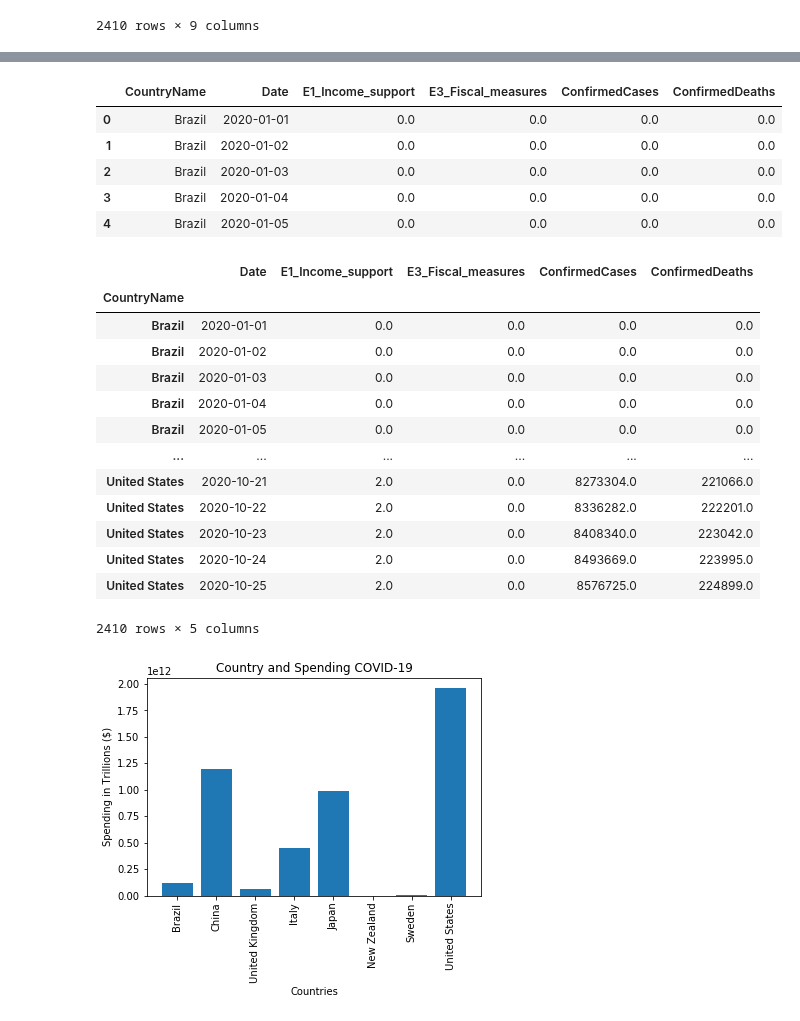
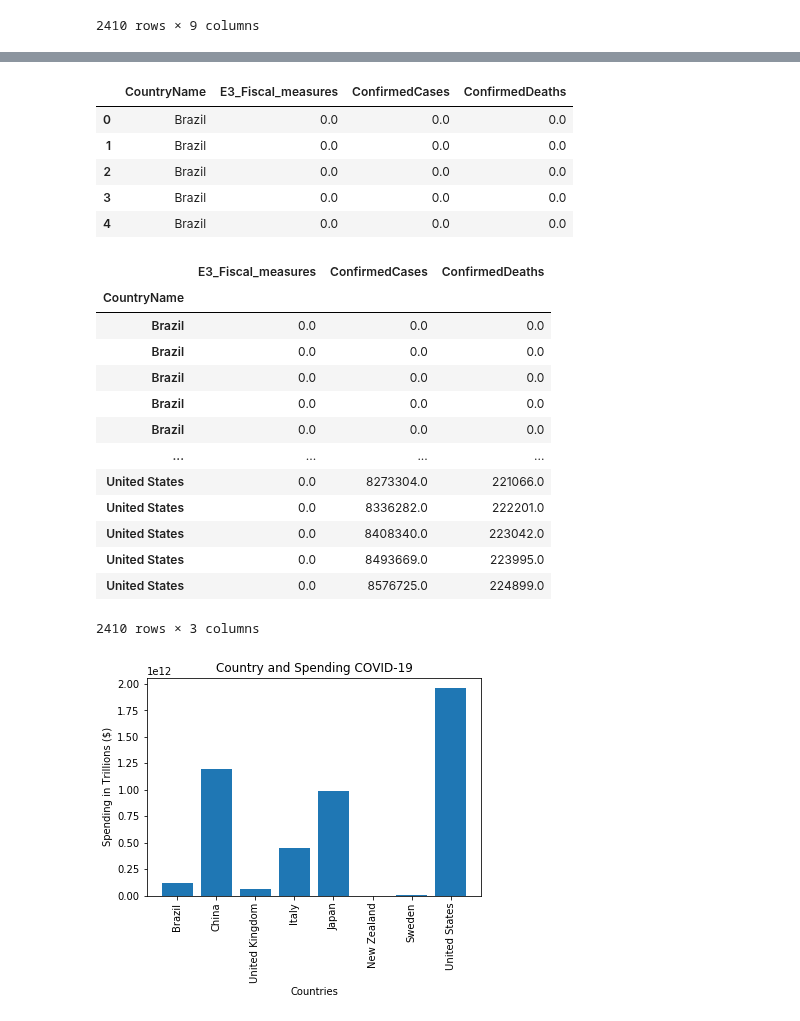
Before and after one commit to rejane-b/Project_1, a Jupyter notebook: Rankings.ipynb, the cells around one changed output, grey strips where cells are left out. Drawn from its saved outputs; the diff is of its cells as text; code cells hidden in the pictures.

```diff
--- a/Rankings.ipynb
+++ b/Rankings.ipynb
@@ -660,31 +622,31 @@ last_report.describe()
 # %%
 #narrow down to just economic mandates and additional spending e3
-df = data[['CountryName','Date','E1_Income_support','E3_Fiscal_measures','ConfirmedCases','ConfirmedDeaths']]
+df = data[['CountryName','E3_Fiscal_measures','ConfirmedCases','ConfirmedDeaths']]
 df.head()
 # %% [output]
-|  | CountryName | Date | E1_Income_support | E3_Fiscal_measures | ConfirmedCases | ConfirmedDeaths |
-| 0 | Brazil | 2020-01-01 | 0.0 | 0.0 | 0.0 | 0.0 |
-| 1 | Brazil | 2020-01-02 | 0.0 | 0.0 | 0.0 | 0.0 |
-| 2 | Brazil | 2020-01-03 | 0.0 | 0.0 | 0.0 | 0.0 |
-| 3 | Brazil | 2020-01-04 | 0.0 | 0.0 | 0.0 | 0.0 |
-| 4 | Brazil | 2020-01-05 | 0.0 | 0.0 | 0.0 | 0.0 |
+|  | CountryName | E3_Fiscal_measures | ConfirmedCases | ConfirmedDeaths |
+| 0 | Brazil | 0.0 | 0.0 | 0.0 |
+| 1 | Brazil | 0.0 | 0.0 | 0.0 |
+| 2 | Brazil | 0.0 | 0.0 | 0.0 |
+| 3 | Brazil | 0.0 | 0.0 | 0.0 |
+| 4 | Brazil | 0.0 | 0.0 | 0.0 |
 # %%
 df.set_index('CountryName')
 # %% [output]
-|  | Date | E1_Income_support | E3_Fiscal_measures | ConfirmedCases | ConfirmedDeaths |
-| CountryName |  |  |  |  |  |
-| Brazil | 2020-01-01 | 0.0 | 0.0 | 0.0 | 0.0 |
-| Brazil | 2020-01-02 | 0.0 | 0.0 | 0.0 | 0.0 |
-| Brazil | 2020-01-03 | 0.0 | 0.0 | 0.0 | 0.0 |
-| Brazil | 2020-01-04 | 0.0 | 0.0 | 0.0 | 0.0 |
-| Brazil | 2020-01-05 | 0.0 | 0.0 | 0.0 | 0.0 |
-| ... | ... | ... | ... | ... | ... |
-| United States | 2020-10-21 | 2.0 | 0.0 | 8273304.0 | 221066.0 |
-| United States | 2020-10-22 | 2.0 | 0.0 | 8336282.0 | 222201.0 |
-| United States | 2020-10-23 | 2.0 | 0.0 | 8408340.0 | 223042.0 |
-| United States | 2020-10-24 | 2.0 | 0.0 | 8493669.0 | 223995.0 |
-| United States | 2020-10-25 | 2.0 | 0.0 | 8576725.0 | 224899.0 |
+|  | E3_Fiscal_measures | ConfirmedCases | ConfirmedDeaths |
+| CountryName |  |  |  |
+| Brazil | 0.0 | 0.0 | 0.0 |
+| Brazil | 0.0 | 0.0 | 0.0 |
+| Brazil | 0.0 | 0.0 | 0.0 |
+| Brazil | 0.0 | 0.0 | 0.0 |
+| Brazil | 0.0 | 0.0 | 0.0 |
+| ... | ... | ... | ... |
+| United States | 0.0 | 8273304.0 | 221066.0 |
+| United States | 0.0 | 8336282.0 | 222201.0 |
+| United States | 0.0 | 8408340.0 | 223042.0 |
+| United States | 0.0 | 8493669.0 | 223995.0 |
+| United States | 0.0 | 8576725.0 | 224899.0 |
-2410 rows × 5 columns
+2410 rows × 3 columns
 # %%
 plt.bar(df['CountryName'],df['E3_Fiscal_measures'])
 plt.xticks(rotation='vertical')
```
Also changed, not shown: parts of 20 cells of this notebook, 2 other files.
